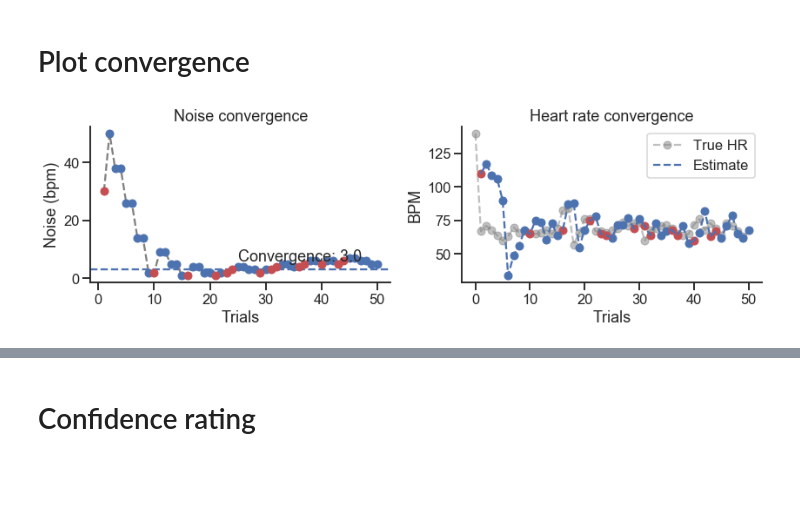
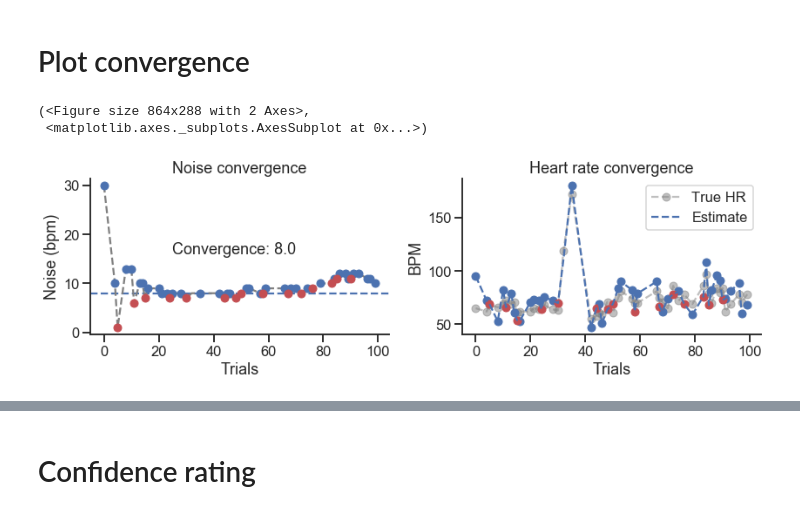
Before and after one commit to embodied-computation-group/Cardioception, a Jupyter notebook: cardioception/Analyses/Analyses.ipynb, the cells around one changed output, grey strips where cells are left out. Drawn from its saved outputs; the diff is of its cells as text; code cells hidden in the pictures; blank space fills up the shorter version.

```diff
--- a/cardioception/Analyses/Analyses.ipynb
+++ b/cardioception/Analyses/Analyses.ipynb
@@ -8,10 +11,14 @@ no display found. Using non-interactive Agg backend
 # %% [markdown]
 **Import data**
 # %%
-results_df = pd.read_csv('HeartRateDiscrimination.txt')
+results_df = pd.read_csv('nicolas.txt')
 # %% [markdown]
 # Plot convergence
+# %%
+results_df = results_df.dropna()
 # %%
-hrd_convergence(results_df);
+hrd_convergence(results_df[results_df.StairCond==1])
 # %% [output]
+(<Figure size 864x288 with 2 Axes>,
+ <matplotlib.axes._subplots.AxesSubplot at 0x...>)
-[figure, old version]
+[figure, new version]
```
Also changed, not shown: parts of 6 cells of this notebook, 25 other files.
